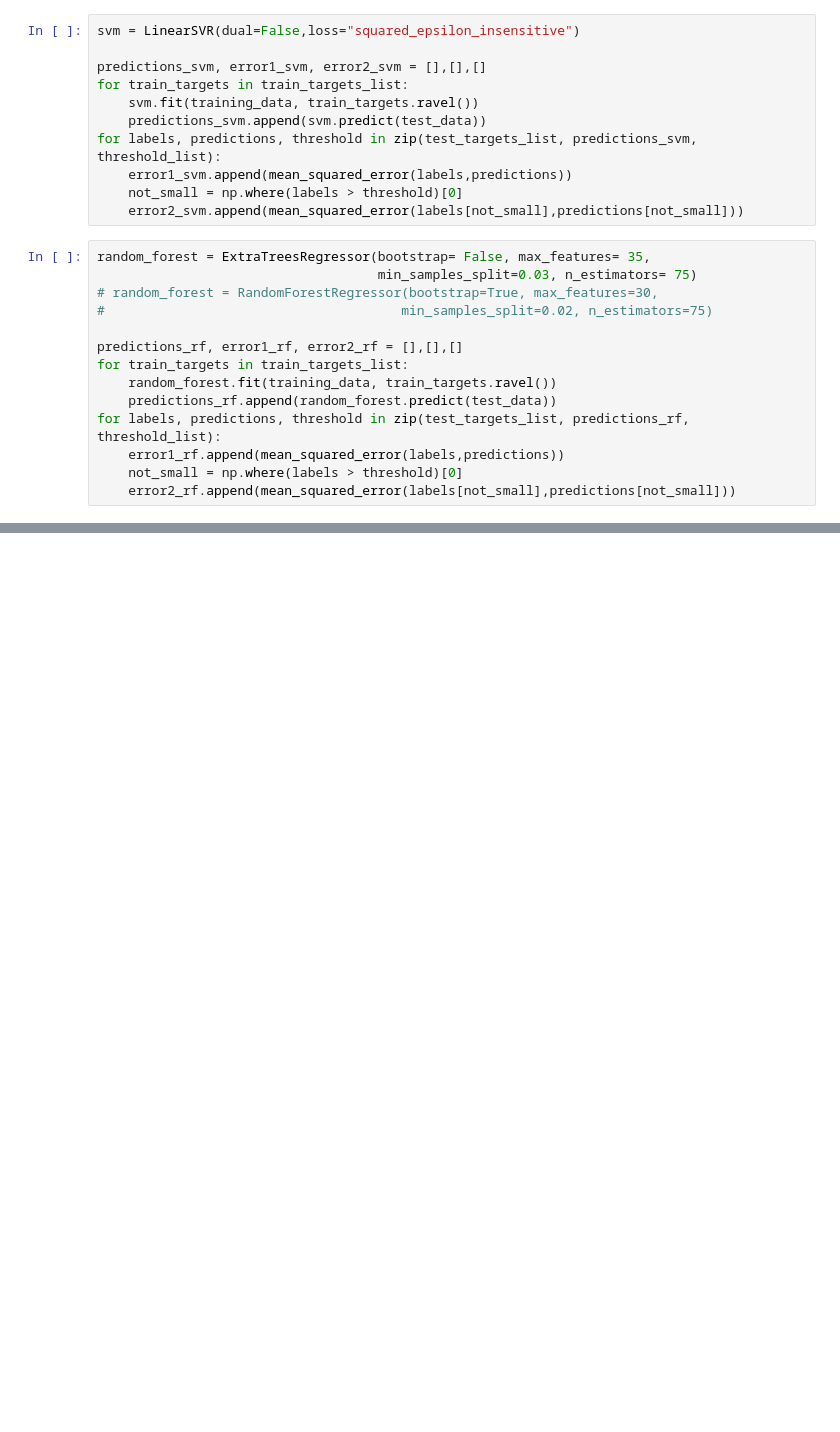
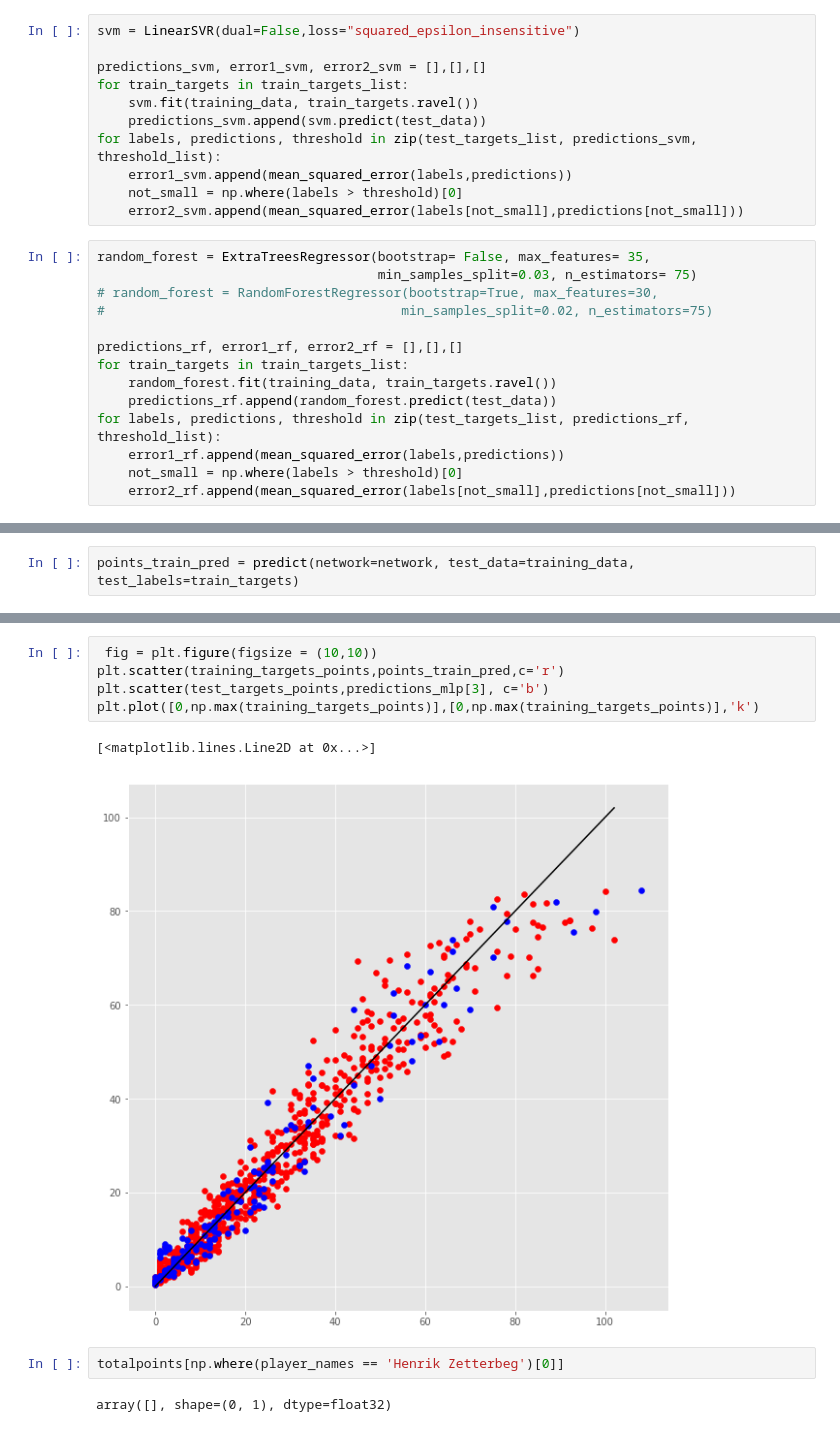
Before and after one commit to OMalenfantThuot/Projet_final_apprentissage_machine, a Jupyter notebook: Complete_analysis.ipynb, the cells around one changed output, grey strips where cells are left out. Saved outputs shown, nothing was run; the diff lists cells and outputs as text; blank space fills up the shorter version.

Commit message:
predictions next season

```diff
--- a/Complete_analysis.ipynb
+++ b/Complete_analysis.ipynb
@@ -424,0 +398,2 @@ plt.savefig('predictions.png')
+# %%
+points_train_pred = predict(network=network, test_data=training_data, test_labels=train_targets)
@@ -424,0 +424,12 @@ plt.savefig('predictions.png')
+# %%
+ fig = plt.figure(figsize = (10,10))
+plt.scatter(training_targets_points,points_train_pred,c='r')
+plt.scatter(test_targets_points,predictions_mlp[3], c='b')
+plt.plot([0,np.max(training_targets_points)],[0,np.max(training_targets_points)],'k')
+# %% [output]
+[<matplotlib.lines.Line2D at 0x...>]
+[figure, added]
+# %%
+totalpoints[np.where(player_names == 'Henrik Zetterbeg')[0]]
+# %% [output]
+array([], shape=(0, 1), dtype=float32)
```
Also changed, not shown: parts of 8 cells of this notebook, 2 other files.
